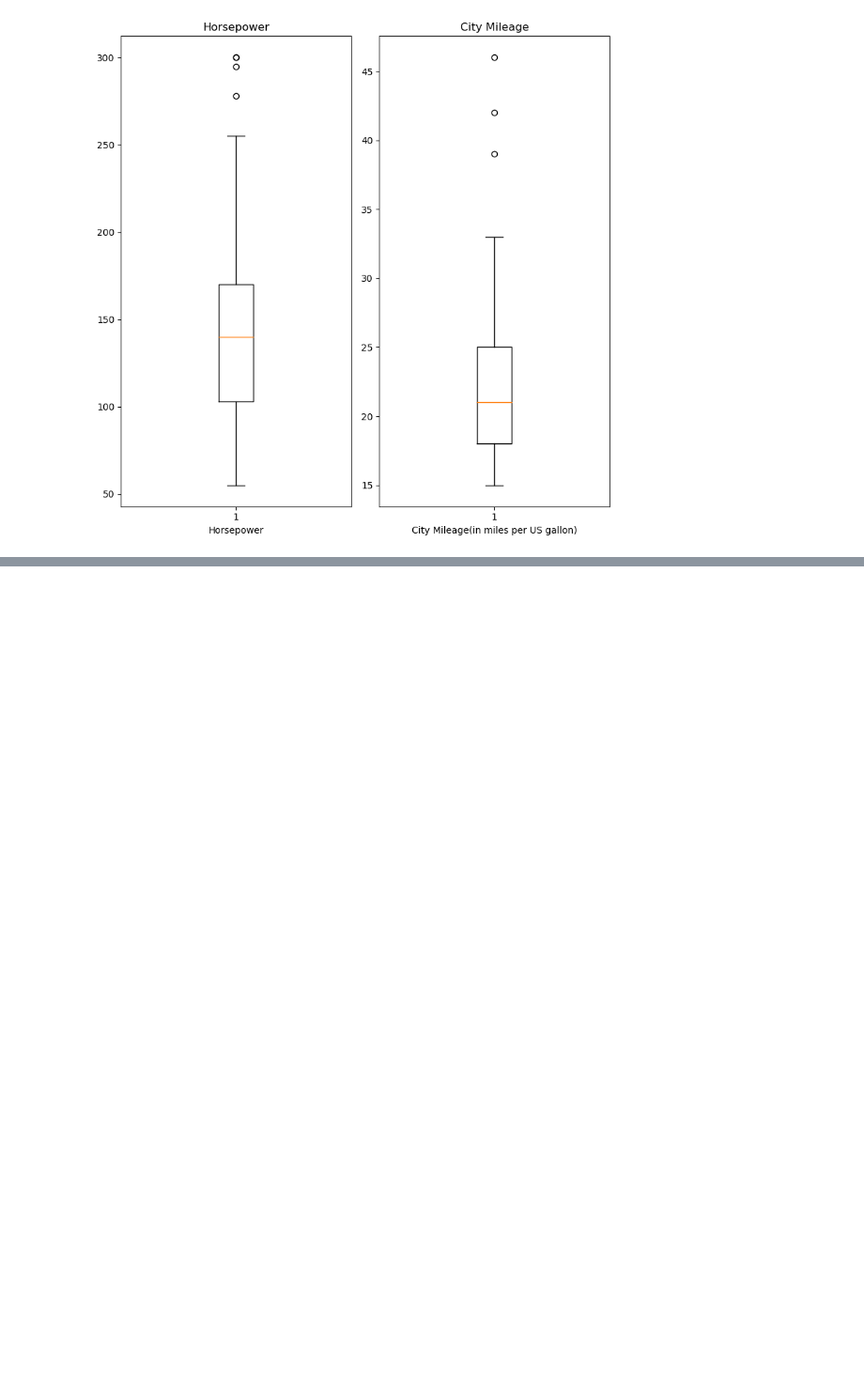
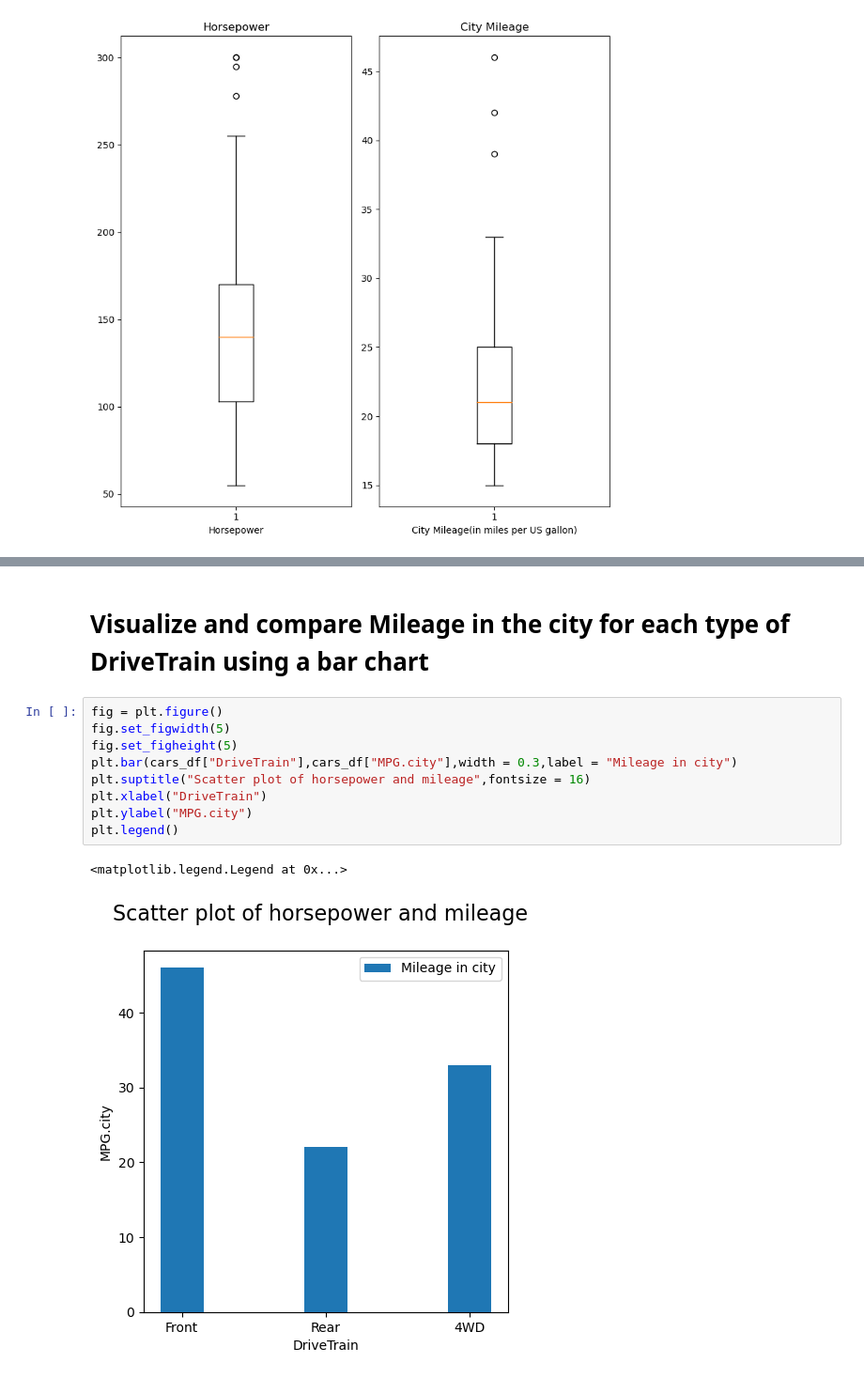
Before and after one commit to Ronith369/AILab, a Jupyter notebook: Exp24-Day6(Cars93).ipynb, the cells around one changed output, grey strips where cells are left out. Shown at 94% size. Cells and saved outputs as stored; diff of their text form; blank space fills up the shorter version.

```diff
--- a/Exp24-Day6(Cars93).ipynb
+++ b/Exp24-Day6(Cars93).ipynb
@@ -34,0 +87,14 @@ fig.tight_layout()
+# %% [markdown]
+# Visualize and compare Mileage in the city for each type of DriveTrain using a bar chart
+# %%
+fig = plt.figure()
+fig.set_figwidth(5)
+fig.set_figheight(5)
+plt.bar(cars_df["DriveTrain"],cars_df["MPG.city"],width = 0.3,label = "Mileage in city")
+plt.suptitle("Scatter plot of horsepower and mileage",fontsize = 16)
+plt.xlabel("DriveTrain")
+plt.ylabel("MPG.city")
+plt.legend()
+# %% [output]
+<matplotlib.legend.Legend at 0x...>
+[figure, added]
```
Also changed, not shown: parts of 16 cells of this notebook.
